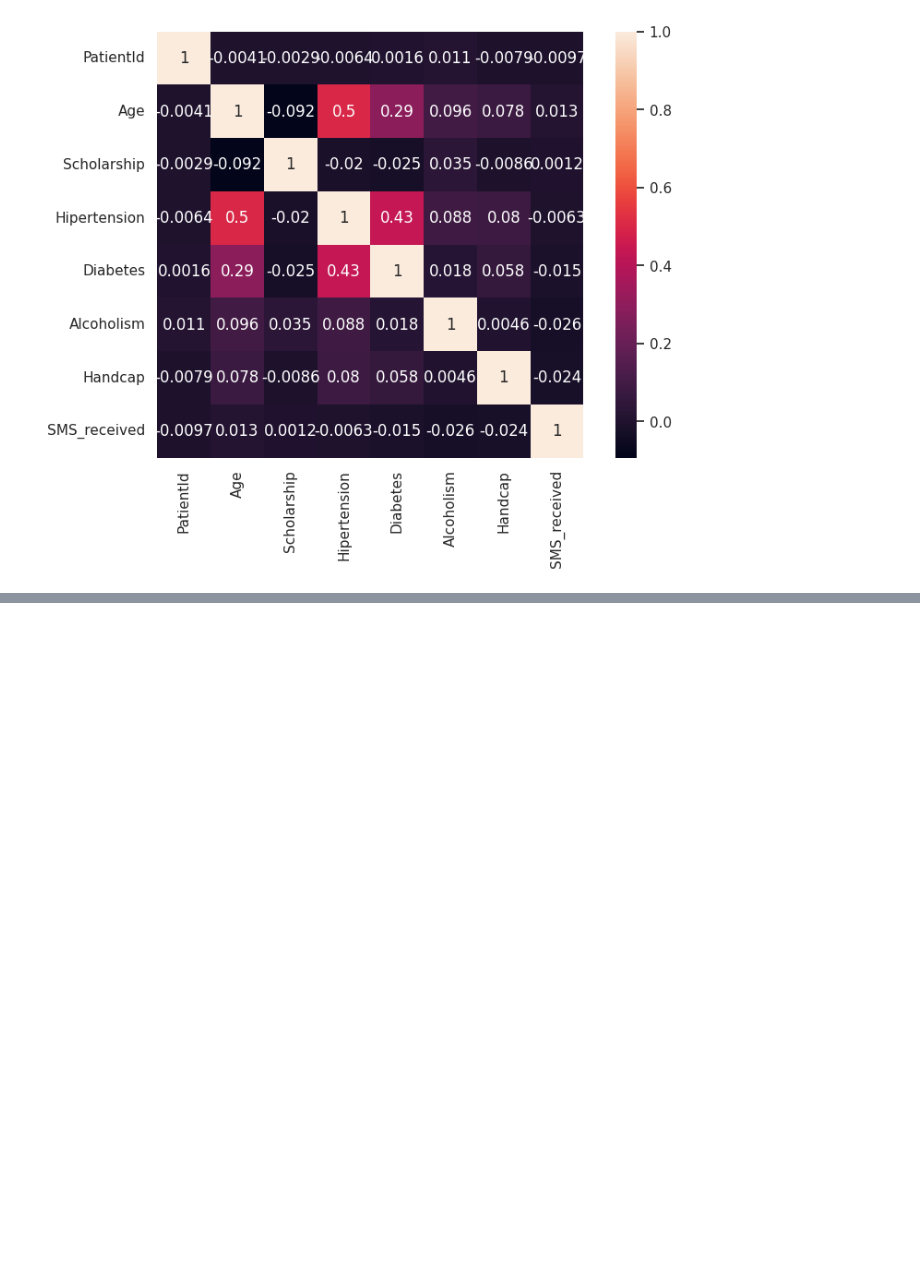
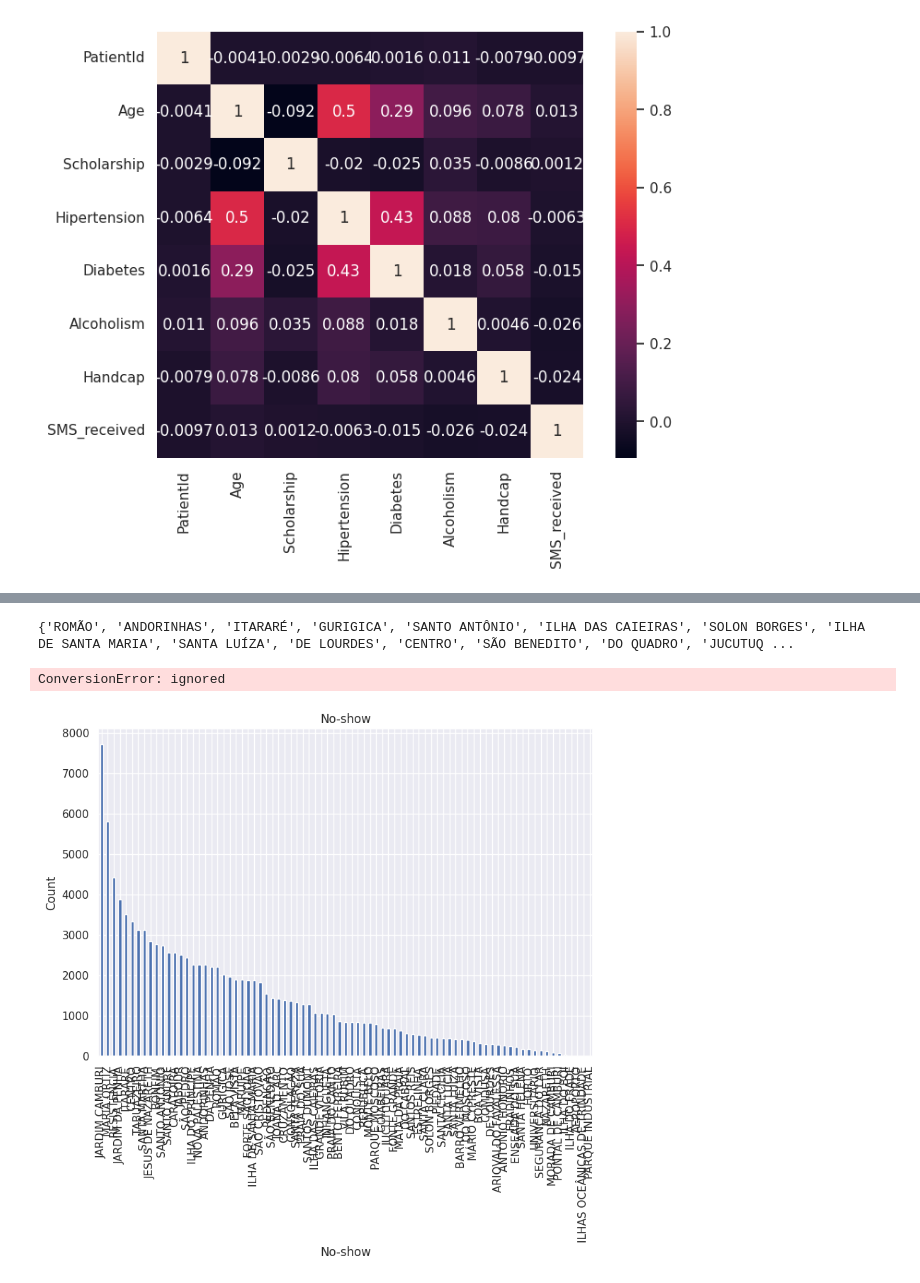
Before and after one commit to 5dongdong/PY_AI, a Jupyter notebook: sjoo.ipynb, the cells around one changed output, grey strips where cells are left out. Cells and saved outputs as stored; diff of their text form; code cells hidden in the pictures; blank space fills up the shorter version.

Commit message:
Neighbourhood 실패

```diff
--- a/sjoo.ipynb
+++ b/sjoo.ipynb
@@ -125,0 +141,17 @@ sns.heatmap(data = df.corr(), #상관관계
+# %%
+unique_Neighbourhood = set(df['Neighbourhood'])
+print(unique_Neighbourhood)
+# %% [output]
+{'ROMÃO', 'ANDORINHAS', 'ITARARÉ', 'GURIGICA', 'SANTO ANTÔNIO', 'ILHA DAS CAIEIRAS', 'SOLON BORGES', 'ILHA DE SANTA MARIA', 'SANTA LUÍZA', 'DE LOURDES', 'CENTRO', 'SÃO BENEDITO', 'DO QUADRO', 'JUCUTUQ ...
+# %%
+Neighbourhood_counts = df['Neighbourhood'].value_counts()
+
+Neighbourhood_counts.plot(kind='bar')
+plt.xlabel('No-show')
+plt.ylabel('Count')
+plt.title('No-show')
+plt.xticks(unique_Neighbourhood, ['No', 'Yes'], rotation=0)
+plt.show()
+# %% [output]
+ConversionError: ignored
+[figure, added]
```
Also changed, not shown: parts of 2 cells of this notebook.
